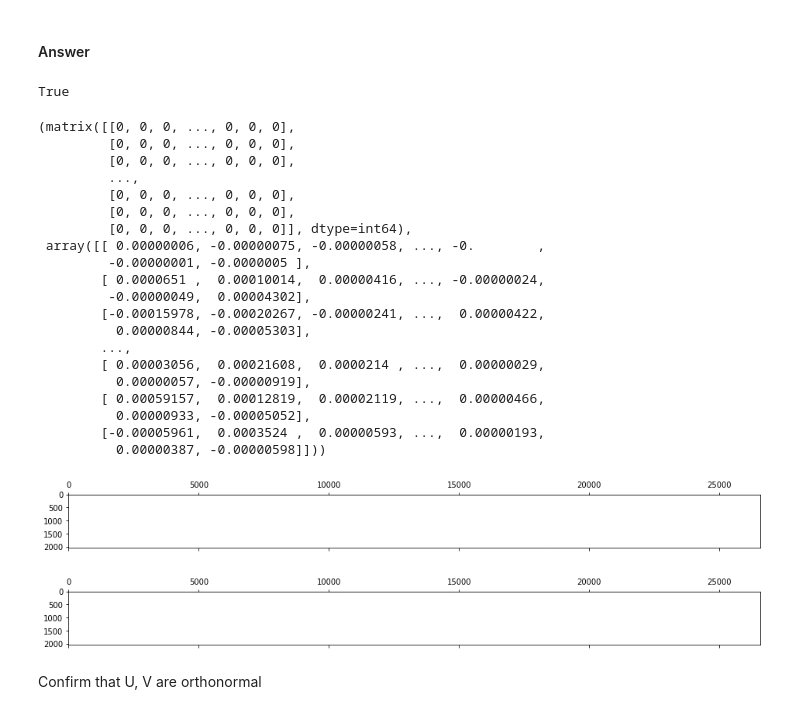
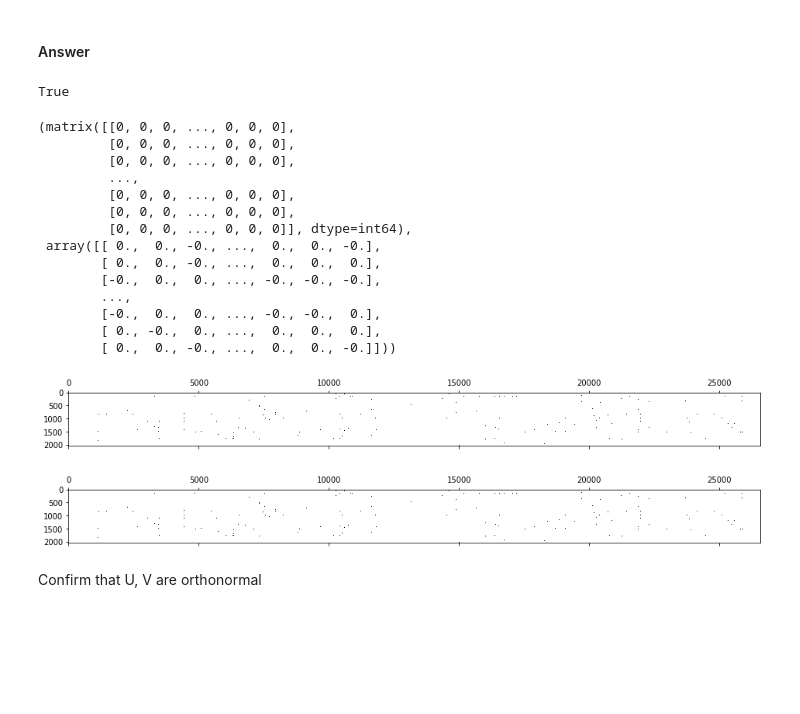
Before and after one commit to certifiedwaif/numerical-linear-algebra, a Jupyter notebook: nbs/2. Topic Modeling with NMF and SVD.ipynb, the cells around one changed output. Drawn from its saved outputs; the diff is of its cells as text; code cells hidden in the pictures; blank space fills up the shorter version.

```diff
--- a/nbs/2. Topic Modeling with NMF and SVD.ipynb
+++ b/nbs/2. Topic Modeling with NMF and SVD.ipynb
@@ -160,32 +157,26 @@ Confirm this is a decomposition of the input.
 # %%
 %matplotlib inline
 #Exercise: confrim that U, s, Vh is a decomposition of the var Vectors
 vectors2 = U @ np.diag(s) @ Vh
 print(np.allclose(vectors, vectors2, atol=1e-1))
-plt.matshow(vectors, cmap='binary')
-plt.matshow(vectors2, cmap='binary')
+plt.matshow(vectors, cmap=plt.cm.binary, vmin=0, vmax=1)
+plt.matshow(vectors2, cmap=plt.cm.binary, vmin=0, vmax=1)
 vectors[:10], vectors2[:10]
 # %% [output]
 True
 (matrix([[0, 0, 0, ..., 0, 0, 0],
          [0, 0, 0, ..., 0, 0, 0],
          [0, 0, 0, ..., 0, 0, 0],
          ...,
          [0, 0, 0, ..., 0, 0, 0],
          [0, 0, 0, ..., 0, 0, 0],
          [0, 0, 0, ..., 0, 0, 0]], dtype=int64),
- array([[ 0.00000006, -0.00000075, -0.00000058, ..., -0.        ,
-         -0.00000001, -0.0000005 ],
-        [ 0.0000651 ,  0.00010014,  0.00000416, ..., -0.00000024,
-         -0.00000049,  0.00004302],
-        [-0.00015978, -0.00020267, -0.00000241, ...,  0.00000422,
-          0.00000844, -0.00005303],
+ array([[ 0.,  0., -0., ...,  0.,  0., -0.],
+        [ 0.,  0., -0., ...,  0.,  0.,  0.],
+        [-0.,  0.,  0., ..., -0., -0., -0.],
         ...,
-        [ 0.00003056,  0.00021608,  0.0000214 , ...,  0.00000029,
-          0.00000057, -0.00000919],
-        [ 0.00059157,  0.00012819,  0.00002119, ...,  0.00000466,
-          0.00000933, -0.00005052],
-        [-0.00005961,  0.0003524 ,  0.00000593, ...,  0.00000193,
-          0.00000387, -0.00000598]]))
+        [-0.,  0.,  0., ..., -0., -0.,  0.],
+        [ 0., -0.,  0., ...,  0.,  0.,  0.],
+        [ 0.,  0., -0., ...,  0.,  0., -0.]]))
-[figure, old version]
+[figure, new version]
-[figure, old version]
+[figure, new version]
```
Also changed, not shown: parts of 6 cells of this notebook, 1 other file.
